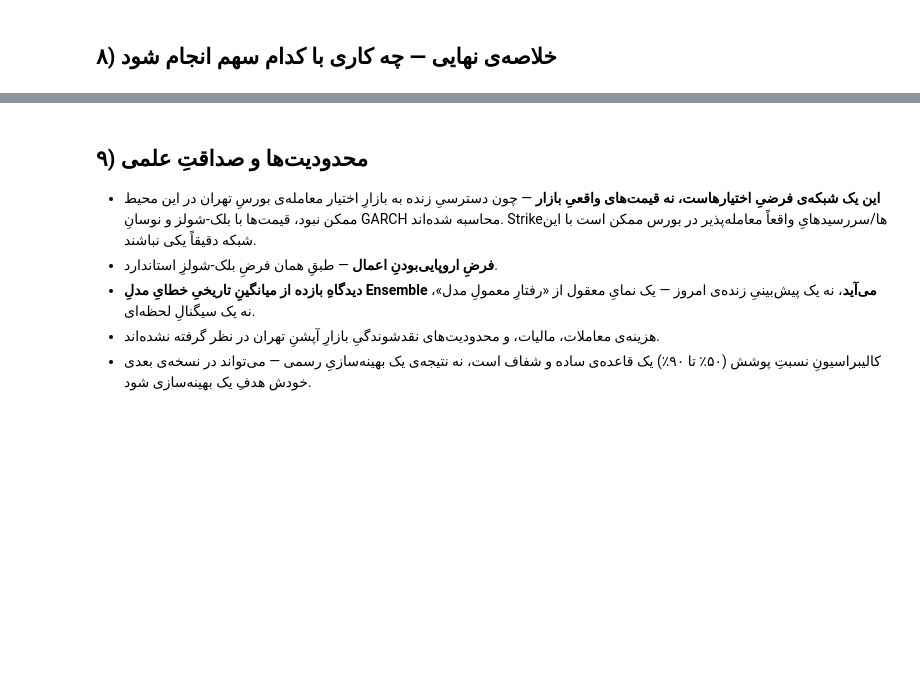
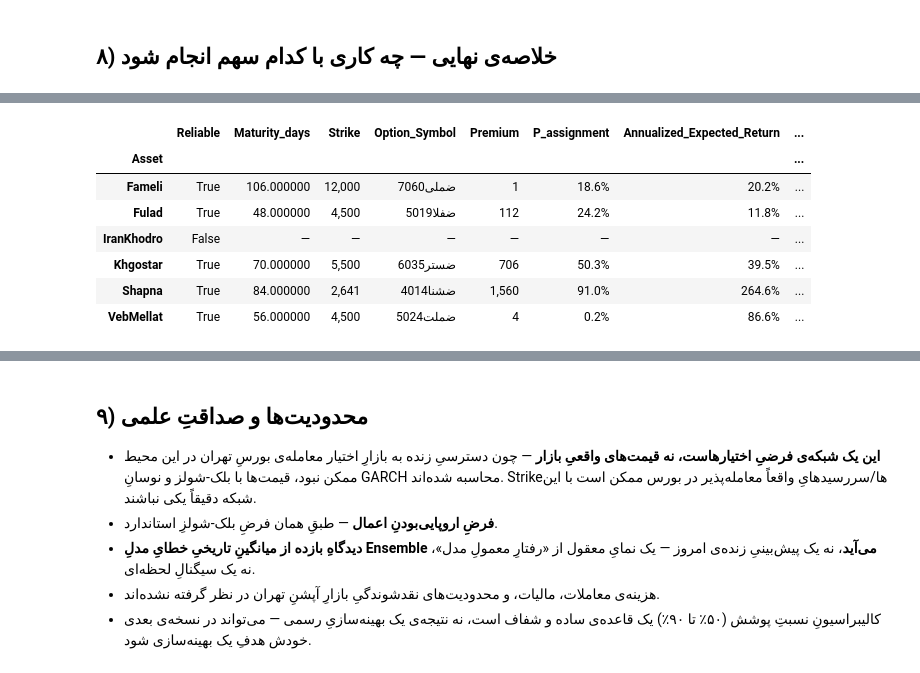
Before and after one commit to behzadkhlj/CoveredCall, a Jupyter notebook: covered_call_option_selection.ipynb, the cells around one changed output, grey strips where cells are left out. Cells and saved outputs as stored; diff of their text form; code cells hidden in the pictures; blank space fills up the shorter version.

```diff
--- a/covered_call_option_selection.ipynb
+++ b/covered_call_option_selection.ipynb
@@ -380,0 +397,77 @@ Fulad (وزنِ پورتفو: 5.0%):
+# %%
+
+REAL_OPTION_FILES = {
+    'Fameli':     'Zameli.xlsx',
+    'Fulad':      'Zafla.xlsx',
+    'IranKhodro': 'Zkhod.xlsx',
+    'Khgostar':   'Zastar.xlsx',
+    'Shapna':     'Zashna.xlsx',
+    'VebMellat':  'Zamelat.xlsx',
+}
+REPO_DIR = os.getcwd()
+DAYCOUNT_REAL = 365.0
+
+real_fc = pd.read_csv(DATA_DIR + 'real_option_chain_forecast.csv').set_index('Asset')
+real_flags = pd.read_csv(DATA_DIR + 'real_option_chain_strike_recommendation.csv').set_index('Asset')
+try:
+    real_weights = pd.read_csv(DATA_DIR + 'real_portfolio_weights_black_litterman.csv').set_index('Asset')['Weight']
+except FileNotFoundError:
+    real_weights = pd.Series(np.nan, index=ASSET_NAMES)
+
+real_best_rows = []
+for name in ASSET_NAMES:
+    is_reliable = bool(real_flags.loc[name, 'Reliable']) if name in real_flags.index else False
+    if not is_reliable:
+        real_best_rows.append(dict(Asset=name, Reliable=False,
+            Note='دادهٔ زنجیرهٔ آپشنِ واقعی با آخرین قیمتِ ثبت‌شده هم‌خوانی ندارد '
+                 '(رجوع به هشدارِ بخشِ ۱۳.۹ نوت‌بوکِ پیش‌بینی) — Strike انتخاب نشد.'))
+        continue
+
+    dfc = pd.read_excel(os.path.join(REPO_DIR, REAL_OPTION_FILES[name]))
+    dfc.columns = [c.strip() for c in dfc.columns]
+    S0 = float(processed[name]['close'].iloc[-1])
+    T_days = int(real_fc.loc[name, 'Calendar_Days_Ahead'])
+    T = T_days / DAYCOUNT_REAL
+    H_real = real_fc.loc[name, 'H_Trading_Days']
+    mu_ann = real_fc.loc[name, 'Predicted_Return_pct'] / 100 * 252 / H_real
+    sigma_ann_view = real_fc.loc[name, 'Val_RMSE_logret'] * np.sqrt(252 / H_real)
+
+    rows = []
+    for _, opt in dfc.iterrows():
+        K, premium = float(opt['Strike Price']), float(opt['Premium'])
+        cost_basis = S0 - premium
+        if premium <= 0 or K <= 0 or cost_basis <= 0:
+            continue
+        e_min, var_min, p_assign = covered_call_physical_moments(S0, K, T, mu_ann, sigma_ann_view)
+        ann_exp_ret = (e_min / cost_basis) ** (DAYCOUNT_REAL / T_days) - 1
+        ann_var_ret = (var_min / cost_basis ** 2) * (DAYCOUNT_REAL / T_days)
+        rows.append(dict(Strike=K, Option_Symbol=opt['Call Option Symbol'], Premium=premium,
+                          P_assignment=p_assign, Annualized_Expected_Return=ann_exp_ret,
+                          Utility=ann_exp_ret - 0.5 * DELTA * ann_var_ret))
+
+    if not rows:
+        real_best_rows.append(dict(Asset=name, Reliable=False,
+            Note='هیچ اعتصابی با پرمیومِ مثبت و پایه‌ی سرمایه‌یِ معتبر در این زنجیره یافت نشد.'))
+        continue
+
+    best = pd.DataFrame(rows).loc[lambda d: d['Utility'].idxmax()]
+    real_best_rows.append(dict(
+        Asset=name, Reliable=True, Maturity_days=T_days, Strike=best['Strike'],
+        Option_Symbol=best['Option_Symbol'], Premium=best['Premium'],
+        P_assignment=best['P_assignment'], Annualized_Expected_Return=best['Annualized_Expected_Return'],
+        Portfolio_Weight=real_weights.get(name, np.nan),
+    ))
+
+real_best_df = pd.DataFrame(real_best_rows).set_index('Asset')
+fmt_real = {'OTM_pct': '{:.0%}', 'Strike': '{:,.0f}', 'Premium': '{:,.0f}', 'P_assignment': '{:.1%}',
+            'Annualized_Expected_Return': '{:.1%}', 'Portfolio_Weight': '{:.1%}'}
+display(real_best_df.style.format(fmt_real, na_rep='—'))
+# %% [output]
+|  | Reliable | Maturity_days | Strike | Option_Symbol | Premium | P_assignment | Annualized_Expected_Return | ... |
+| Asset |  |  |  |  |  |  |  | ... |
+| Fameli | True | 106.000000 | 12,000 | ضملی7060 | 1 | 18.6% | 20.2% | ... |
+| Fulad | True | 48.000000 | 4,500 | ضفلا5019 | 112 | 24.2% | 11.8% | ... |
+| IranKhodro | False | — | — | — | — | — | — | ... |
+| Khgostar | True | 70.000000 | 5,500 | ضستر6035 | 706 | 50.3% | 39.5% | ... |
+| Shapna | True | 84.000000 | 2,641 | ضشنا4014 | 1,560 | 91.0% | 264.6% | ... |
+| VebMellat | True | 56.000000 | 4,500 | ضملت5024 | 4 | 0.2% | 86.6% | ... |
```
Also changed, not shown: parts of 9 cells of this notebook, 9 other files.
